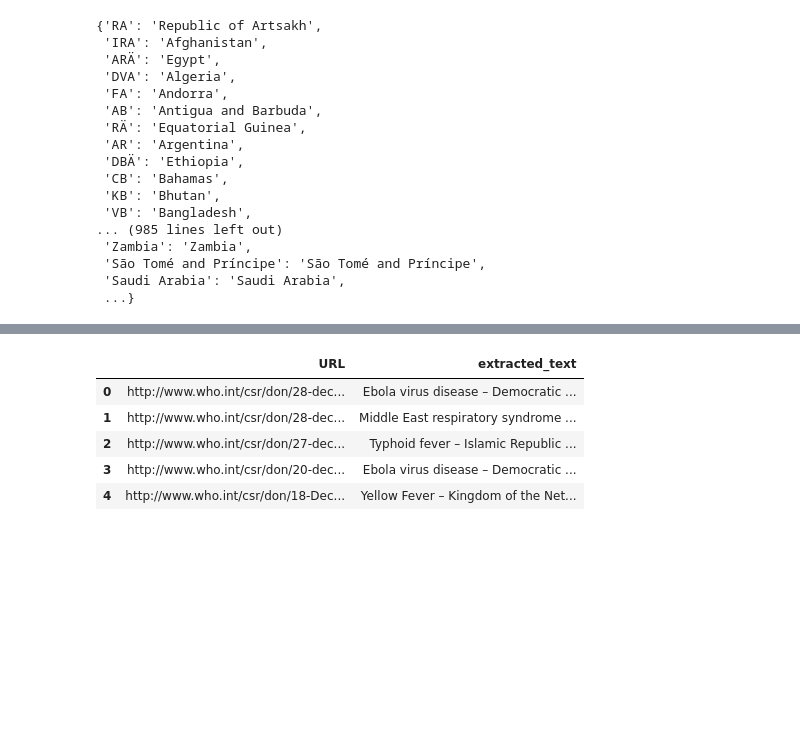
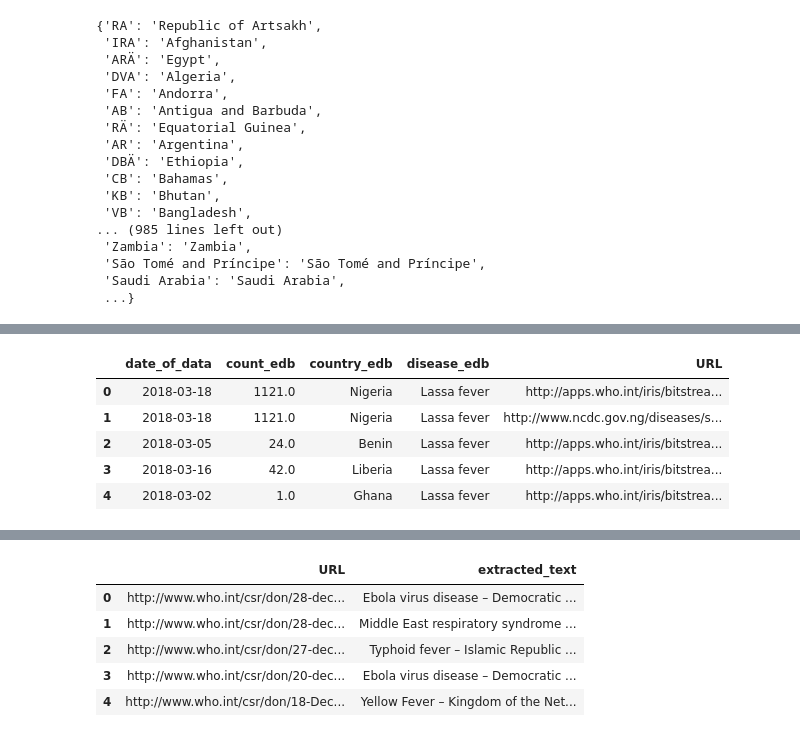
Before and after one commit to aauss/EventEpi, a Jupyter notebook: statistics.ipynb, the cells around one changed output, grey strips where cells are left out. Cells and saved outputs as stored; diff of their text form; code cells hidden in the pictures; blank space fills up the shorter version.

```diff
--- a/statistics.ipynb
+++ b/statistics.ipynb
@@ -190 +199,10 @@ MergeDiseaseNameLookupWithAbbreviationsOfRKI().data_output()
  ...}
+# %%
+ApplyControlledVocabularyToEventDB().data_output().head()
+# %% [output]
+|  | date_of_data | count_edb | country_edb | disease_edb | URL |
+| 0 | 2018-03-18 | 1121.0 | Nigeria | Lassa fever | http://apps.who.int/iris/bitstrea... |
+| 1 | 2018-03-18 | 1121.0 | Nigeria | Lassa fever | http://www.ncdc.gov.ng/diseases/s... |
+| 2 | 2018-03-05 | 24.0 | Benin | Lassa fever | http://apps.who.int/iris/bitstrea... |
+| 3 | 2018-03-16 | 42.0 | Liberia | Lassa fever | http://apps.who.int/iris/bitstrea... |
+| 4 | 2018-03-02 | 1.0 | Ghana | Lassa fever | http://apps.who.int/iris/bitstrea... |
```
Also changed, not shown: parts of 12 cells of this notebook.
